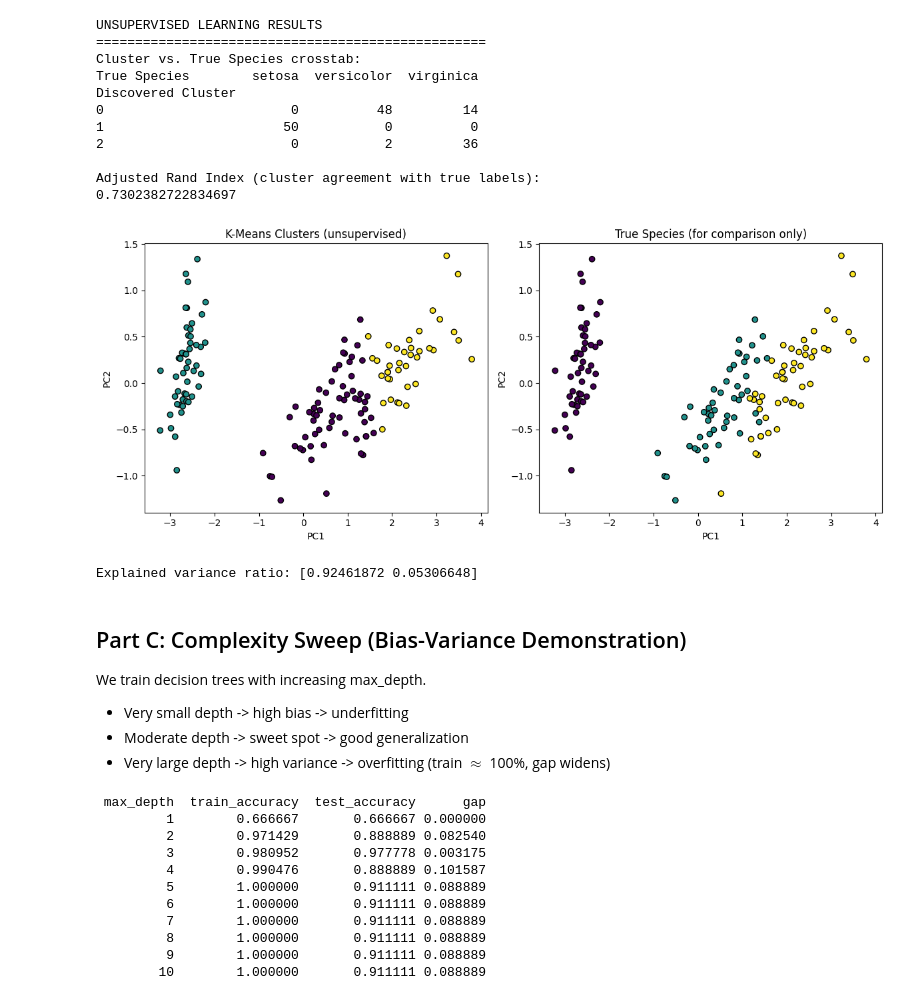
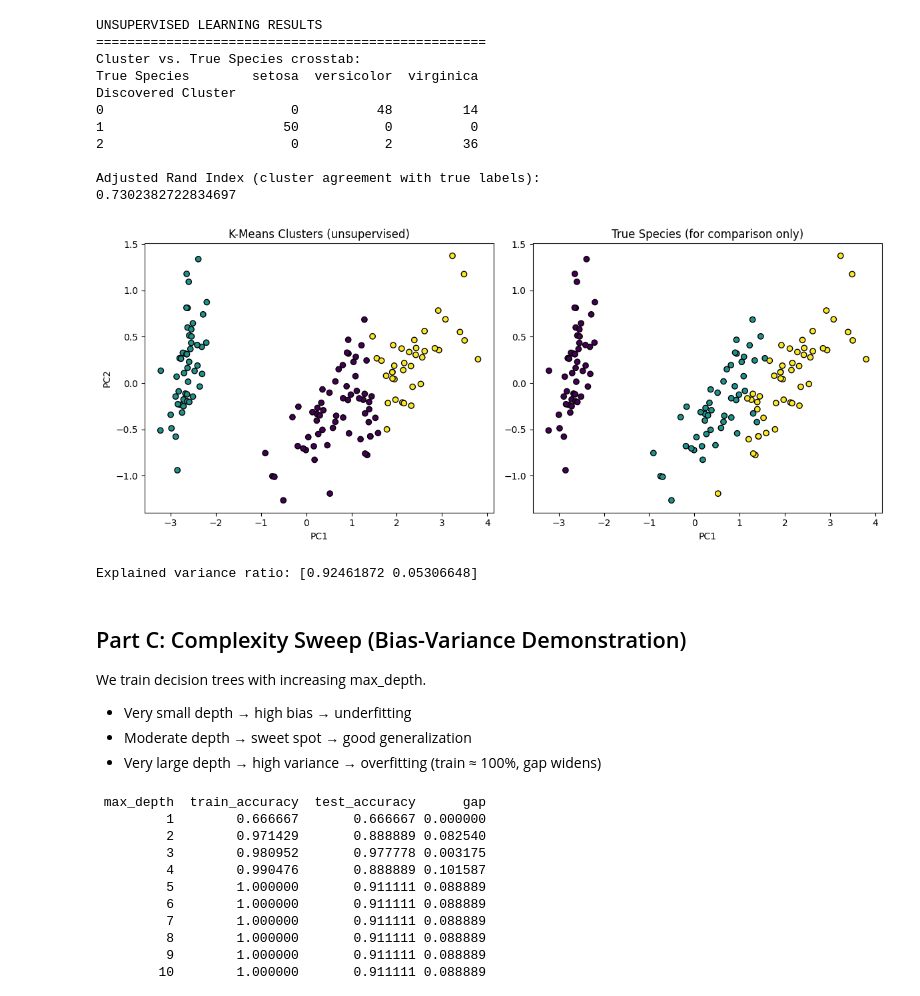
Before and after one commit to http-hades/FUNDAI-Laboratories-WAPER, a Jupyter notebook: Lab7_Into_to_ML_WAPER.ipynb, the cells around one changed output. Drawn from its saved outputs; the diff is of its cells as text; code cells hidden in the pictures.

```diff
--- a/Lab7_Into_to_ML_WAPER.ipynb
+++ b/Lab7_Into_to_ML_WAPER.ipynb
@@ -177,36 +170,34 @@ Adjusted Rand Index (cluster agreement with true labels):
 # %%
 pca = PCA(n_components=2)
 X_pca = pca.fit_transform(X_unlabeled)
 
 plt.figure(figsize=(12, 5))
 
 plt.subplot(1, 2, 1)
 plt.scatter(X_pca[:, 0], X_pca[:, 1], c=cluster_labels, cmap="viridis", edgecolor="k")
 plt.title("K-Means Clusters (unsupervised)")
 plt.xlabel("PC1")
 plt.ylabel("PC2")
 
 plt.subplot(1, 2, 2)
 species_codes = pd.factorize(y)[0]
 plt.scatter(X_pca[:, 0], X_pca[:, 1], c=species_codes, cmap="viridis", edgecolor="k")
 plt.title("True Species (for comparison only)")
 plt.xlabel("PC1")
-plt.ylabel("PC2")
 
 plt.tight_layout()
 plt.show()
 
 print("Explained variance ratio:", pca.explained_variance_ratio_)
 # %% [output]
-[figure, old version]
+[figure, new version]
 Explained variance ratio: [0.92461872 0.05306648]
 # %% [markdown]
-
 ## Part C: Complexity Sweep (Bias-Variance Demonstration)
 
 We train decision trees with increasing max_depth.
 
-- Very small depth -> high bias -> underfitting
-- Moderate depth -> sweet spot -> good generalization
-- Very large depth -> high variance -> overfitting (train $\approx$ 100%, gap widens)
+- Very small depth  → high bias   → underfitting
+- Moderate depth    → sweet spot  → good generalization
+- Very large depth  → high variance → overfitting (train ≈ 100%, gap widens)
 # %%
```
Also changed, not shown: parts of 17 cells of this notebook.
